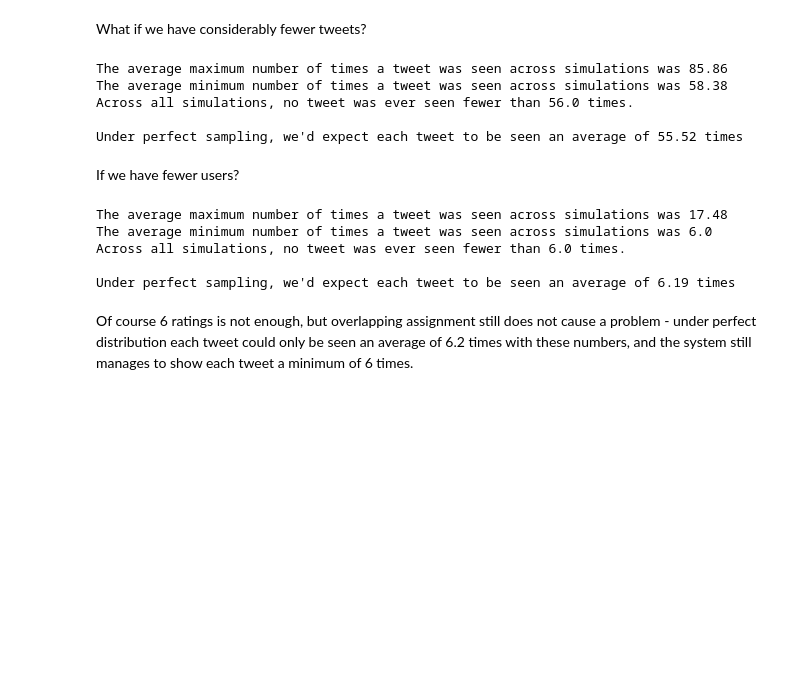
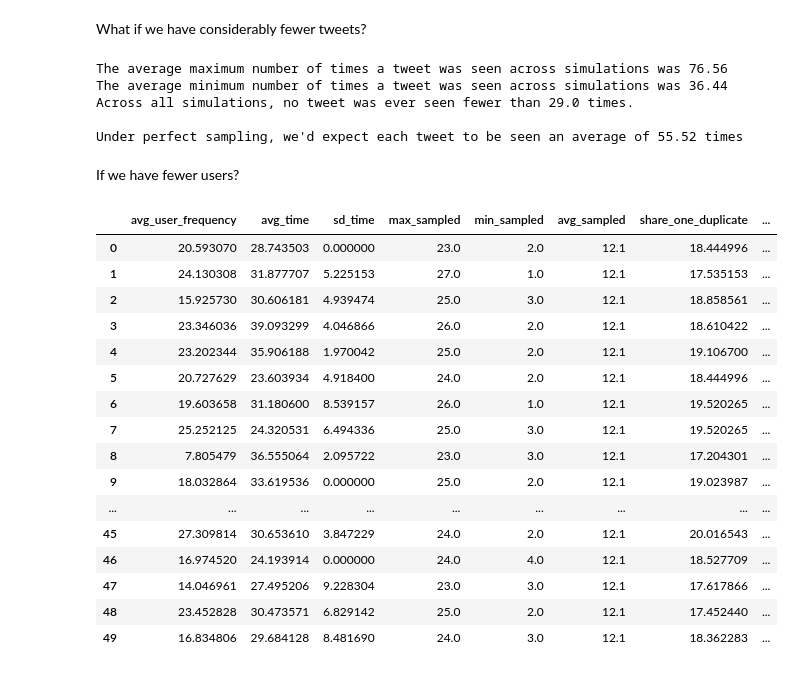
Before and after one commit to lfrym/covert-signalling, a Jupyter notebook: simulate_survey.ipynb, the cells around one changed output. Saved outputs shown, nothing was run; the diff lists cells and outputs as text; code cells hidden in the pictures; blank space fills up the shorter version.

```diff
--- a/simulate_survey.ipynb
+++ b/simulate_survey.ipynb
@@ -203,7 +183,7 @@ Across all simulations, no tweet was ever seen fewer than 19.0 times.
 # %% [markdown]
 What if we have considerably fewer tweets?
 # %%
-simulation_stats = run_sim(n_simulations=50, n_users=2000, n_tweets=1801, tweets_per_person=50, avg_user_freq=20, avg_time=30, sd_time=5)
+simulation_stats = run_sim(n_simulations=50, n_users=2000, n_tweets=1801, tweets_per_person=50, avg_user_freq=20, avg_time=30, sd_time=5, acceptable_views=30)
 
 print('The average maximum number of times a tweet was seen across simulations was', simulation_stats.max_sampled.mean())
 print('The average minimum number of times a tweet was seen across simulations was', simulation_stats.min_sampled.mean())
@@ -211,26 +191,31 @@ print('Across all simulations, no tweet was ever seen fewer than', simulation_st
 print()
 print("Under perfect sampling, we'd expect each tweet to be seen an average of", round((2000*50)/1801,2), 'times')
 # %% [output]
-The average maximum number of times a tweet was seen across simulations was 85.86
-The average minimum number of times a tweet was seen across simulations was 58.38
-Across all simulations, no tweet was ever seen fewer than 56.0 times.
+The average maximum number of times a tweet was seen across simulations was 76.56
+The average minimum number of times a tweet was seen across simulations was 36.44
+Across all simulations, no tweet was ever seen fewer than 29.0 times.
 
 Under perfect sampling, we'd expect each tweet to be seen an average of 55.52 times
 # %% [markdown]
 If we have fewer users?
-# %%
-simulation_stats = run_sim(n_simulations=50, n_users=619, n_tweets=5001, tweets_per_person=50, avg_user_freq=20, avg_time=30, sd_time=5)
-
-print('The average maximum number of times a tweet was seen across simulations was', simulation_stats.max_sampled.mean())
-print('The average minimum number of times a tweet was seen across simulations was', simulation_stats.min_sampled.mean())
-print('Across all simulations, no tweet was ever seen fewer than', simulation_stats.min_sampled.min(), 'times.')
-print()
-print("Under perfect sampling, we'd expect each tweet to be seen an average of", round((619*50)/5001,2), 'times')
-# %% [output]
-The average maximum number of times a tweet was seen across simulations was 17.48
-The average minimum number of times a tweet was seen across simulations was 6.0
-Across all simulations, no tweet was ever seen fewer than 6.0 times.
-
-Under perfect sampling, we'd expect each tweet to be seen an average of 6.19 times
-# %% [markdown]
-Of course 6 ratings is not enough, but overlapping assignment still does not cause a problem - under perfect distribution each tweet could only be seen an average of 6.2 times with these numbers, and the system still manages to show each tweet a minimum of 6 times.
+# %%
+simulation_stats = run_sim(n_simulations=50, n_users=1209, n_tweets=5001, tweets_per_person=50, avg_user_freq=20, avg_time=30, sd_time=5, acceptable_views=15)
+simulation_stats
+# %% [output]
+|  | avg_user_frequency | avg_time | sd_time | max_sampled | min_sampled | avg_sampled | share_one_duplicate | ... |
+| 0 | 20.593070 | 28.743503 | 0.000000 | 23.0 | 2.0 | 12.1 | 18.444996 | ... |
+| 1 | 24.130308 | 31.877707 | 5.225153 | 27.0 | 1.0 | 12.1 | 17.535153 | ... |
+| 2 | 15.925730 | 30.606181 | 4.939474 | 25.0 | 3.0 | 12.1 | 18.858561 | ... |
+| 3 | 23.346036 | 39.093299 | 4.046866 | 26.0 | 2.0 | 12.1 | 18.610422 | ... |
+| 4 | 23.202344 | 35.906188 | 1.970042 | 25.0 | 2.0 | 12.1 | 19.106700 | ... |
+| 5 | 20.727629 | 23.603934 | 4.918400 | 24.0 | 2.0 | 12.1 | 18.444996 | ... |
+| 6 | 19.603658 | 31.180600 | 8.539157 | 26.0 | 1.0 | 12.1 | 19.520265 | ... |
+| 7 | 25.252125 | 24.320531 | 6.494336 | 25.0 | 3.0 | 12.1 | 19.520265 | ... |
+| 8 | 7.805479 | 36.555064 | 2.095722 | 23.0 | 3.0 | 12.1 | 17.204301 | ... |
+| 9 | 18.032864 | 33.619536 | 0.000000 | 25.0 | 2.0 | 12.1 | 19.023987 | ... |
+| ... | ... | ... | ... | ... | ... | ... | ... | ... |
+| 45 | 27.309814 | 30.653610 | 3.847229 | 24.0 | 2.0 | 12.1 | 20.016543 | ... |
+| 46 | 16.974520 | 24.193914 | 0.000000 | 24.0 | 4.0 | 12.1 | 18.527709 | ... |
+| 47 | 14.046961 | 27.495206 | 9.228304 | 23.0 | 3.0 | 12.1 | 17.617866 | ... |
+| 48 | 23.452828 | 30.473571 | 6.829142 | 25.0 | 2.0 | 12.1 | 17.452440 | ... |
+| 49 | 16.834806 | 29.684128 | 8.481690 | 24.0 | 3.0 | 12.1 | 18.362283 | ... |
```
Also changed, not shown: parts of 24 cells of this notebook.
